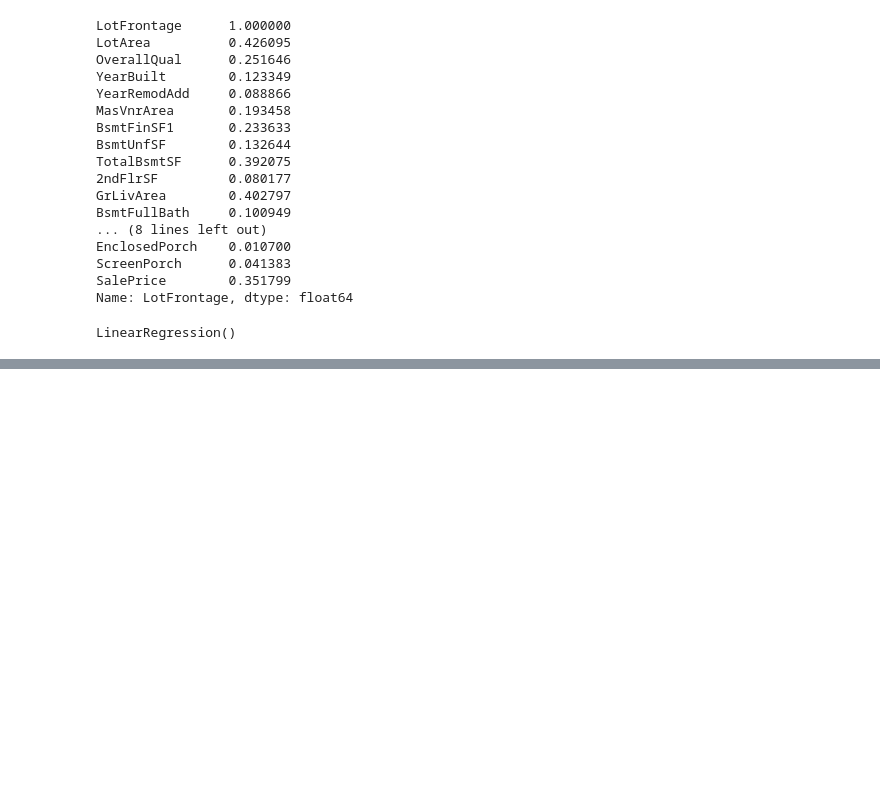
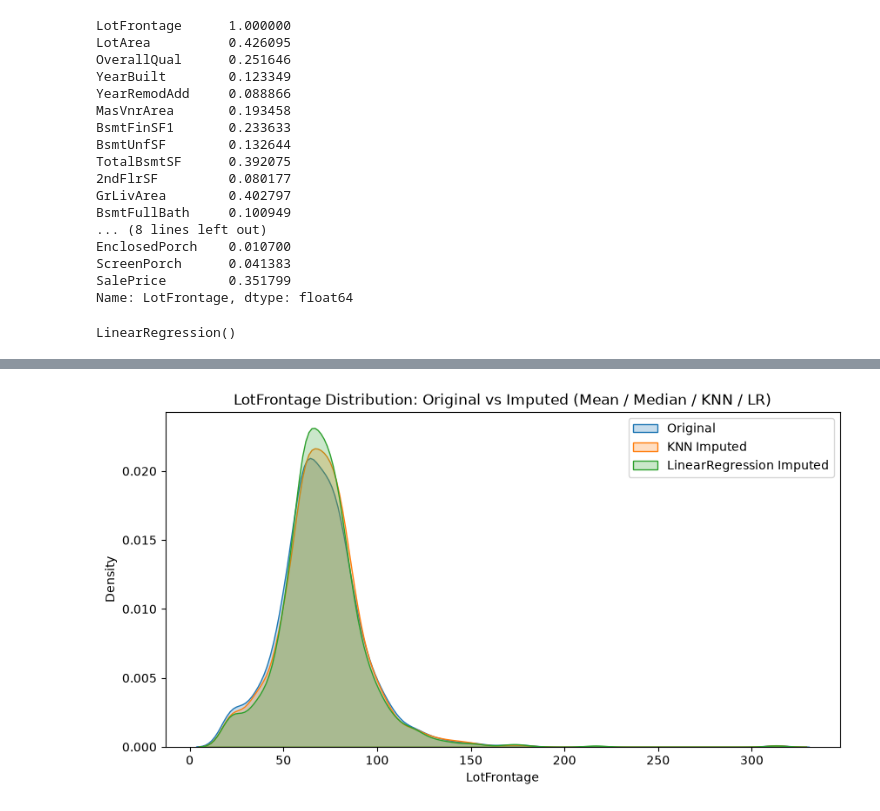
Before and after one commit to sahilsaeidkhan/just_Practice, a Jupyter notebook: house_prediction.ipynb, the cells around one changed output, grey strips where cells are left out. Cells and saved outputs as stored; diff of their text form; code cells hidden in the pictures; blank space fills up the shorter version.

```diff
--- a/house_prediction.ipynb
+++ b/house_prediction.ipynb
@@ -540,0 +598,2 @@ LinearRegression()
+# %%
+df_reg.loc[df_reg["LotFrontage"].isnull() , "LotFrontage"] = reg.predict(test_data[["LotArea", "OverallQual", "TotalBsmtSF", "GrLivArea"]])
@@ -540,0 +628,11 @@ LinearRegression()
+# %%
+plt.figure(figsize=(10,5))
+# kdeplot --> plot that shows pdf
+sns.kdeplot(df_3["LotFrontage"], label="Original", fill=True)
+sns.kdeplot(df_knn["LotFrontage"], label="KNN Imputed", fill=True)
+sns.kdeplot(df_reg["LotFrontage"], label="LinearRegression Imputed", fill=True)
+plt.legend()
+plt.title("LotFrontage Distribution: Original vs Imputed (Mean / Median / KNN / LR)")
+plt.show()
+# %% [output]
+[figure, added]
```
Also changed, not shown: parts of 6 cells of this notebook.
